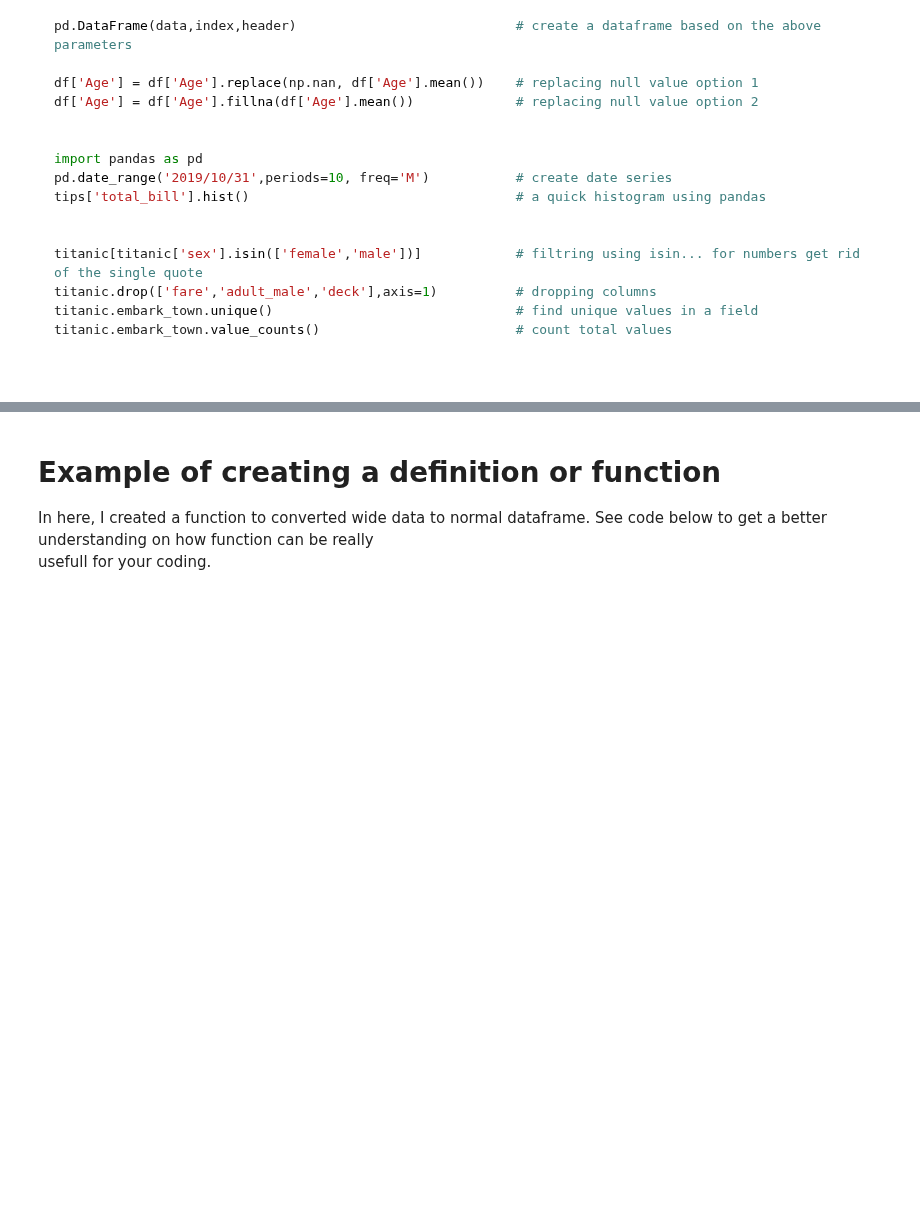
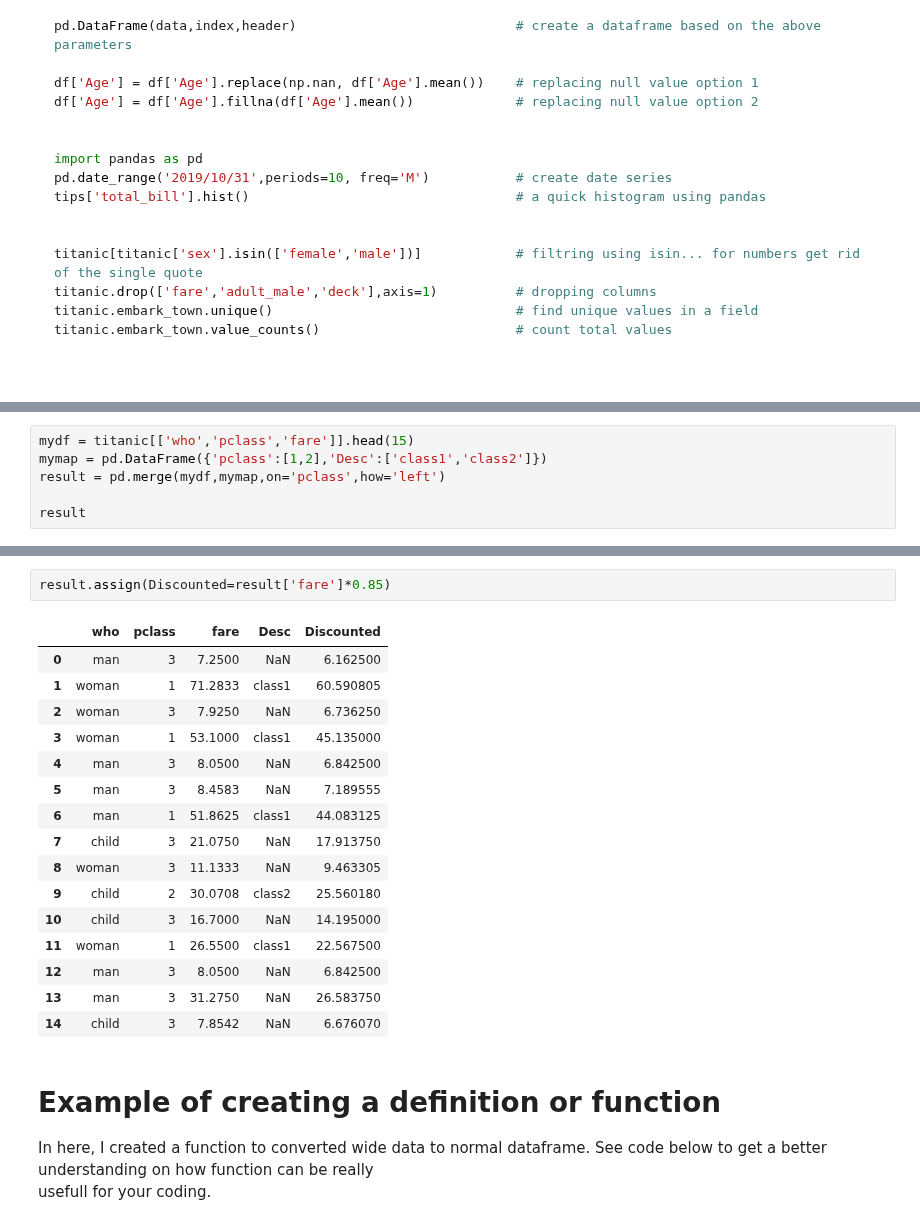
Before and after one commit to RonnyCh/mydsbook, a Jupyter notebook: myBook.ipynb, the cells around one changed output, grey strips where cells are left out. Cells and saved outputs as stored; diff of their text form; blank space fills up the shorter version.

```diff
--- a/myBook.ipynb
+++ b/myBook.ipynb
@@ -236,0 +255,6 @@ titanic.embark_town.value_counts()                         # count total values
+# %%
+mydf = titanic[['who','pclass','fare']].head(15)
+mymap = pd.DataFrame({'pclass':[1,2],'Desc':['class1','class2']})
+result = pd.merge(mydf,mymap,on='pclass',how='left')
+
+result
@@ -237,3 +294,22 @@ titanic.embark_town.value_counts()                         # count total values
+# %%
+result.assign(Discounted=result['fare']*0.85)
+# %% [output]
+|  | who | pclass | fare | Desc | Discounted |
+| 0 | man | 3 | 7.2500 | NaN | 6.162500 |
+| 1 | woman | 1 | 71.2833 | class1 | 60.590805 |
+| 2 | woman | 3 | 7.9250 | NaN | 6.736250 |
+| 3 | woman | 1 | 53.1000 | class1 | 45.135000 |
+| 4 | man | 3 | 8.0500 | NaN | 6.842500 |
+| 5 | man | 3 | 8.4583 | NaN | 7.189555 |
+| 6 | man | 1 | 51.8625 | class1 | 44.083125 |
+| 7 | child | 3 | 21.0750 | NaN | 17.913750 |
+| 8 | woman | 3 | 11.1333 | NaN | 9.463305 |
+| 9 | child | 2 | 30.0708 | class2 | 25.560180 |
+| 10 | child | 3 | 16.7000 | NaN | 14.195000 |
+| 11 | woman | 1 | 26.5500 | class1 | 22.567500 |
+| 12 | man | 3 | 8.0500 | NaN | 6.842500 |
+| 13 | man | 3 | 31.2750 | NaN | 26.583750 |
+| 14 | child | 3 | 7.8542 | NaN | 6.676070 |
 # %% [markdown]
 # Example of creating a definition or function
 
```
Also changed, not shown: parts of 5 cells of this notebook.
